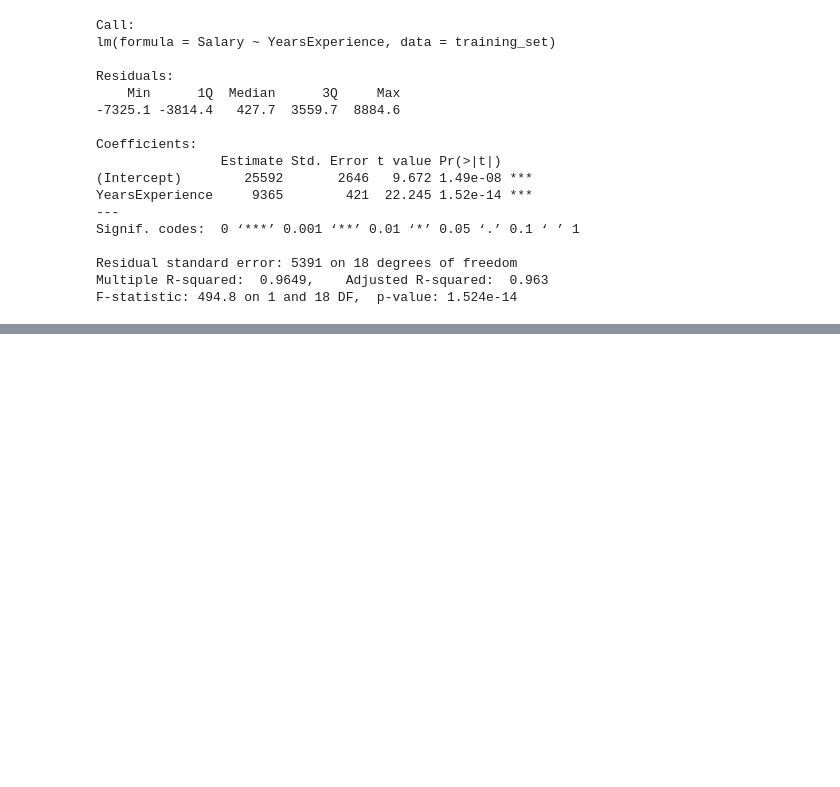
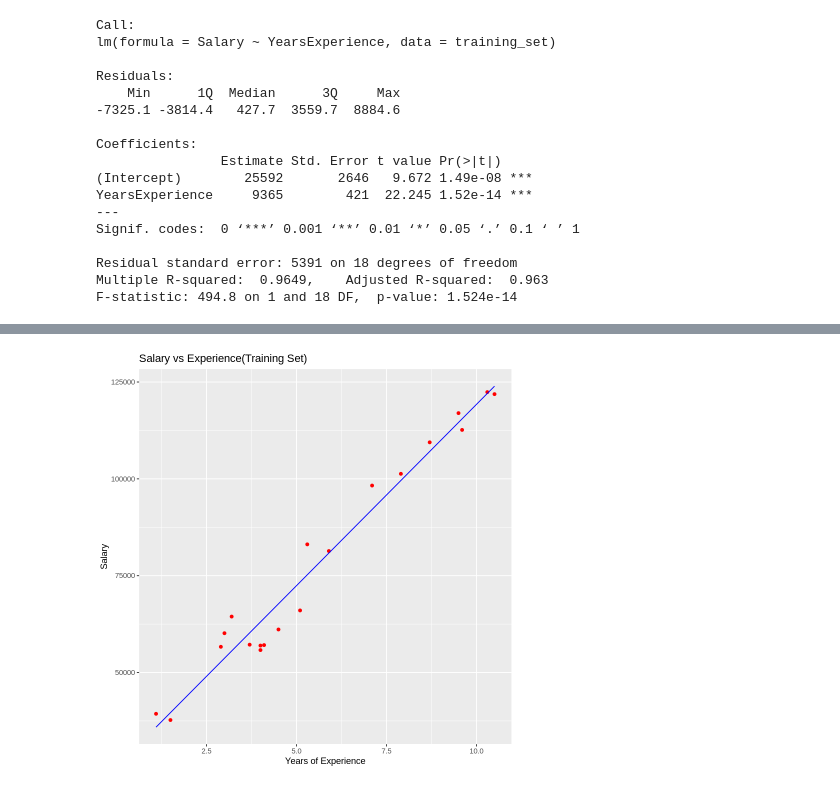
Before and after one commit to laresamdeola/r-projects, a Jupyter notebook: Building_a_Linear_Model_for_the_relationship_between_Salary_and_Years_of_Experience.ipynb, the cells around one changed output, grey strips where cells are left out. Drawn from its saved outputs; the diff is of its cells as text; code cells hidden in the pictures; blank space fills up the shorter version.

Commit message:
visualise the train and test set results

```diff
--- a/Building_a_Linear_Model_for_the_relationship_between_Salary_and_Years_of_Experience.ipynb
+++ b/Building_a_Linear_Model_for_the_relationship_between_Salary_and_Years_of_Experience.ipynb
@@ -63,0 +83,13 @@ F-statistic: 494.8 on 1 and 18 DF,  p-value: 1.524e-14
+# %%
+# Visualise the training set results
+
+ggplot() +
+  geom_point(aes(x = training_set$YearsExperience, y = training_set$Salary),
+            colour = "red") +
+  geom_line(aes(x = training_set$YearsExperience, y = predict(regressor, newdata = training_set)),
+            colour = "blue") +
+  ggtitle("Salary vs Experience(Training Set)") +
+  xlab("Years of Experience") +
+  ylab("Salary")
+# %% [output]
+[figure, added]
```
Also changed, not shown: parts of 5 cells of this notebook.
